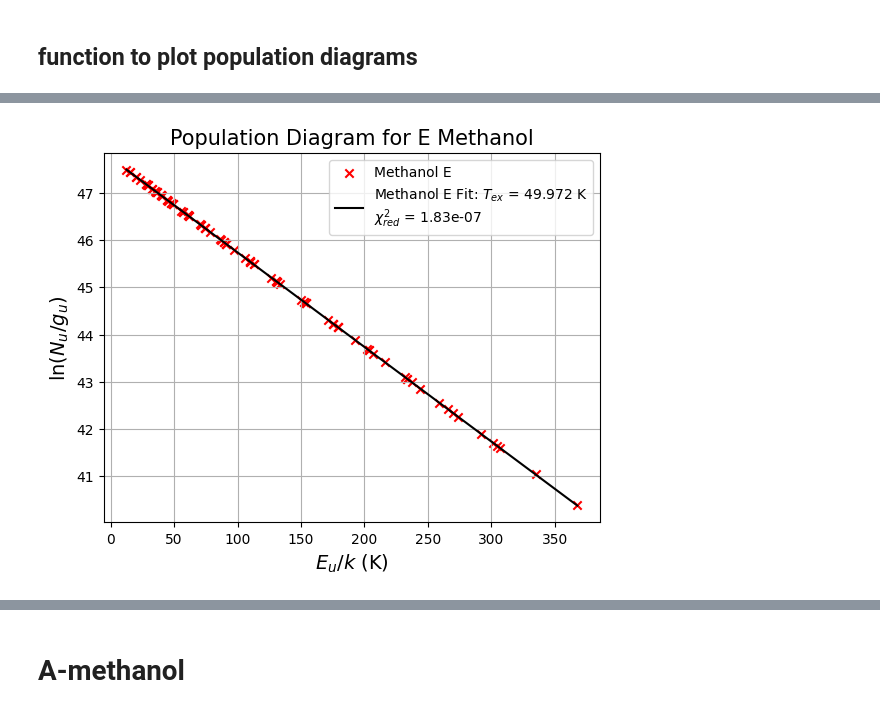
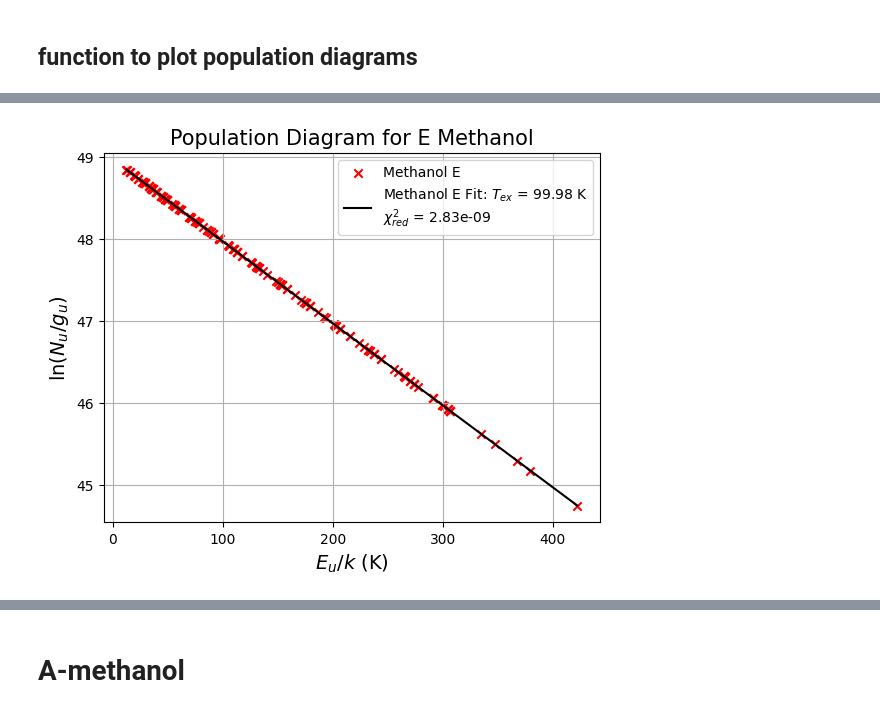
Before and after one commit to aleksej-rodano/phas0052_project, a Jupyter notebook: pythonradex_clean.ipynb, the cells around one changed output, grey strips where cells are left out. Saved outputs shown, nothing was run; the diff lists cells and outputs as text; code cells hidden in the pictures.

Commit message:
fixed population diagram for different k values

```diff
--- a/pythonradex_clean.ipynb
+++ b/pythonradex_clean.ipynb
@@ -224,7 +224,7 @@ class MyClass:
         self.column_density_species = column_density_species
         self.width_v = width_v
         self.Tkin = Tkin
-        self.extract_and_calculate(debug=True)  # this allows optical_depth to use the extracted values from the extract_and_calculate method
+        self.extract_and_calculate(debug=False)  # this allows optical_depth to use the extracted values from the extract_and_calculate method
 
     def get_transition_populations(self, names_transitions, debug=False):
         """
@@ -1575,7 +1575,7 @@ def update_cloud_methanol(datafilepath, LAMDA_data, N, Tkin, collider_densities_
     # extract the data from the cloud object and the data file
     methanol_instance = MyClass(cloud_methanol, LAMDA_data, N, width_v, Tkin)
 
-    Tex, _, _, _, _, Eu, gup, _, _, Nu, _, _ = methanol_instance.extract_and_calculate(debug=True)
+    Tex, _, _, _, _, Eu, gup, _, _, Nu, _, _ = methanol_instance.extract_and_calculate(debug=False)
 
     # slice the arrays to get only the first num_transitions transitions
     # Tex = Tex[:num_transitions]
@@ -1583,7 +1583,7 @@ def update_cloud_methanol(datafilepath, LAMDA_data, N, Tkin, collider_densities_
     # gup = gup[:num_transitions]
     # Nu = Nu[:num_transitions]
 
-    return Tex, Eu, gup, Nu
+    return Tex, Eu, gup, Nu, methanol_instance
 # %%
 # pyhonradex needs a file containing the atomic data, import it, this is a specific file for CH3OH from LAMBDA database
 filepath_methano_E = (
@@ -1599,7 +1599,7 @@ geometry = "uniform sphere"
 # define the parameters of the nebula
 line_profile_type = "Gaussian"  # line profile, can be "rectangular" or "Gaussian"
 # define the parameters of the nebula
-N_methanol = 1e17 / constants.centi**3  # total column density in m^-2
+N_methanol = 1e18 / constants.centi**3  # total column density in m^-2
 width_v = 2 * constants.kilo  # line width in m/s, costants.kilo is 1 km/s
 
 
@@ -1616,10 +1616,10 @@ cloud_methanol = radiative_transfer.Cloud(
 
 test_colliders = {"H2": 1e8 / constants.centi**3}
 # test_colliders = {"H2": 1e8 / constants.centi**3}
-Tkin_methanol = 50
+Tkin_methanol = 100
 
 
 # update the cloud for methanol-E, and get the values
-Tex_methanolE, Eu_methanolE, g_methanolE, Nu_methanolE = update_cloud_methanol(
+Tex_methanolE, Eu_methanolE, g_methanolE, Nu_methanolE, methanolE_instance = update_cloud_methanol(
     filepath_methano_E, data_methanol_E, N_methanol, Tkin_methanol, test_colliders, width_v
 )
@@ -1728,14 +1696,14 @@ T_ex_methanolE, intercept_methanolE = plot_population_diagram(
 # %%
 # plot the population diagram for methanol E, first N transitions
-num_transitions = 100
+num_transitions = 200
 
 T_ex_methanolE, intercept_methanolE = plot_population_diagram(
     Eu_methanolE,
     Nu_methanolE,
     g_methanolE,
     num_transitions,
     title="Population Diagram for E Methanol",
     label1="Methanol E",
 )
 # %% [output]
-[figure, old version]
+[figure, new version]
```
Also changed, not shown: parts of 20 cells of this notebook.
